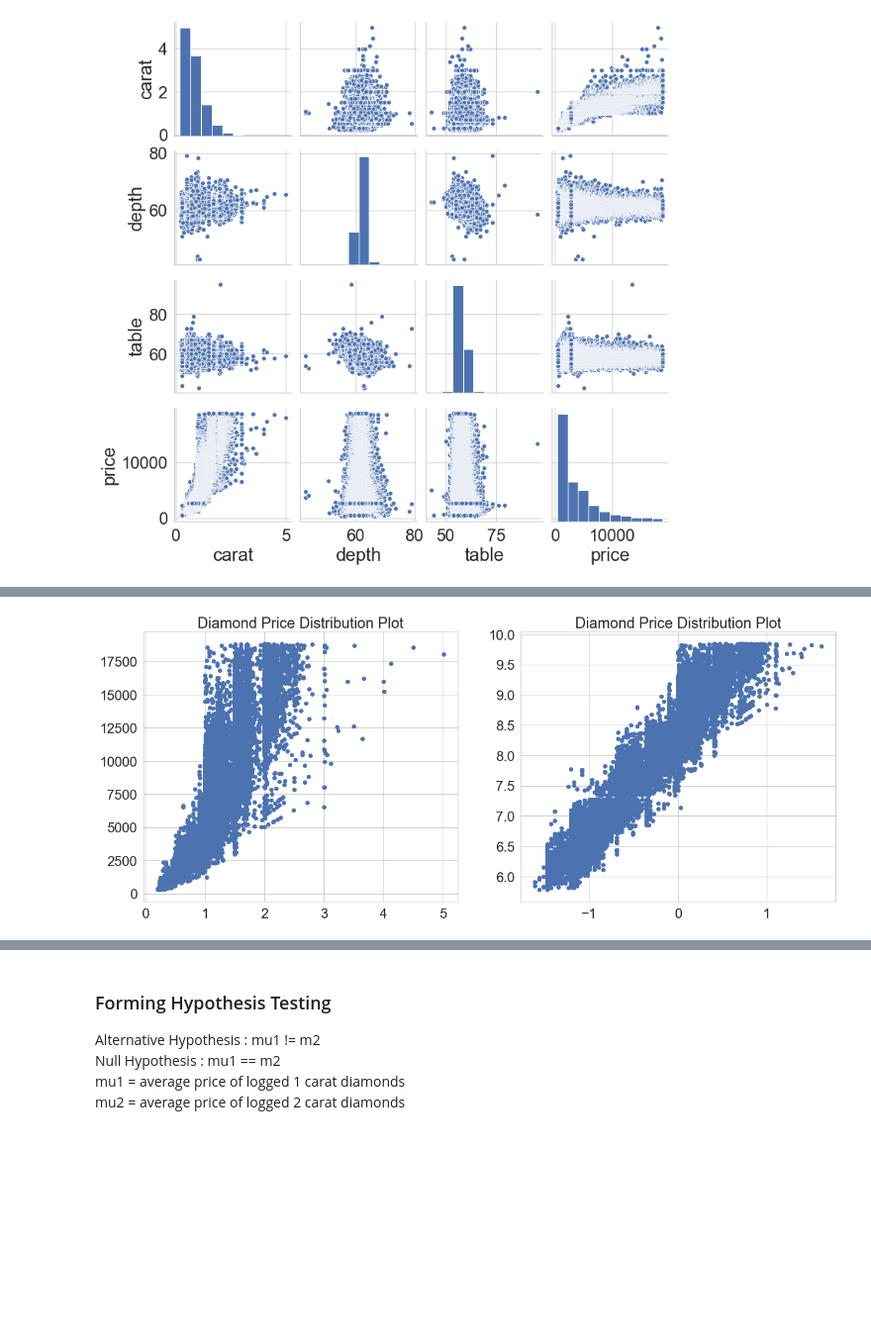
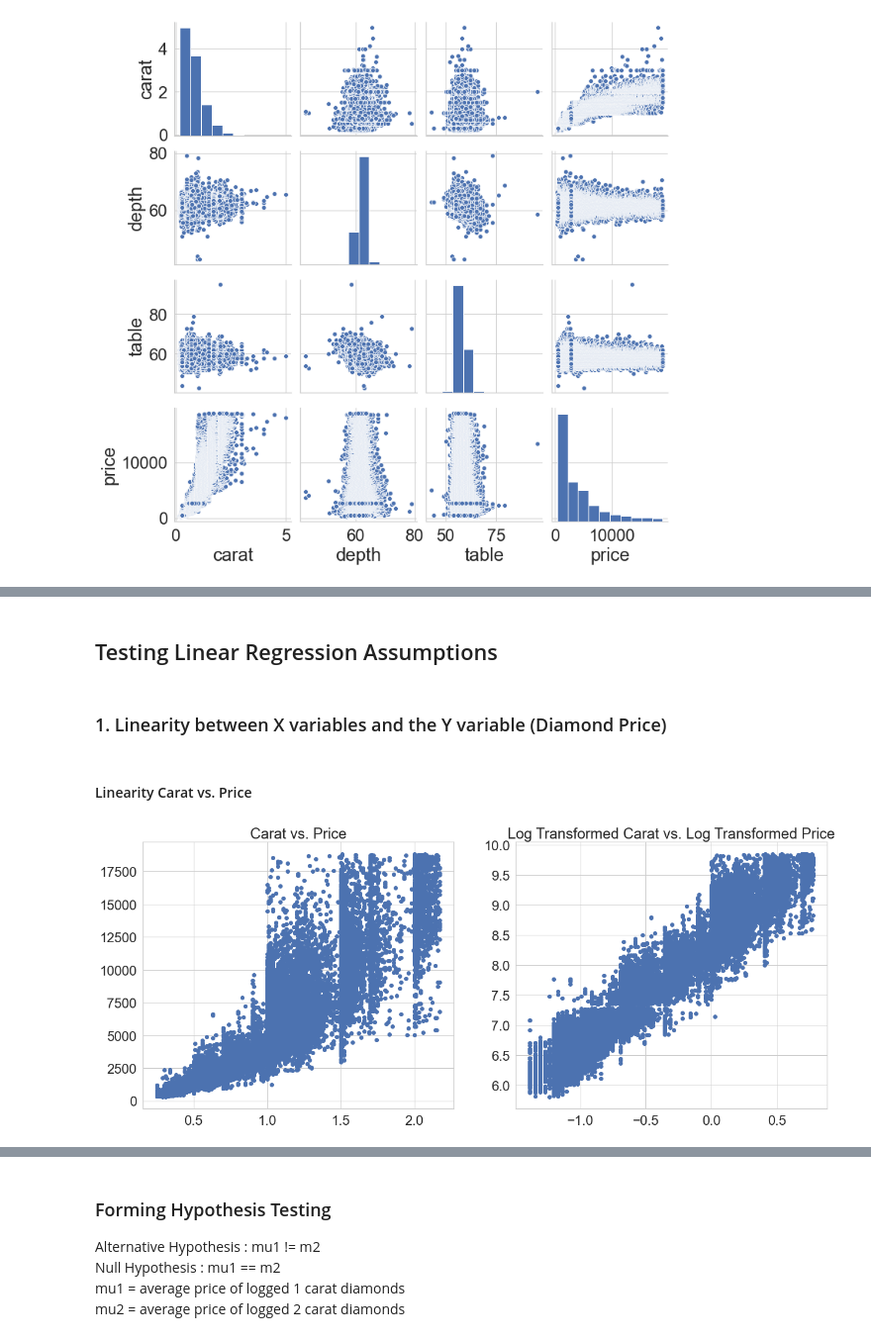
Before and after one commit to chrispfchung/diamonds-regression-project, a Jupyter notebook: Lin_reg_project_code_bpb - EDA & Hypothesis Testing.ipynb, the cells around one changed output, grey strips where cells are left out. Shown at 99% size. Saved outputs shown, nothing was run; the diff lists cells and outputs as text; code cells hidden in the pictures; blank space fills up the shorter version.

```diff
--- a/Lin_reg_project_code_bpb - EDA & Hypothesis Testing.ipynb
+++ b/Lin_reg_project_code_bpb - EDA & Hypothesis Testing.ipynb
@@ -107,0 +149,4 @@ plt.show()
+# %%
+df= pd.read_csv('diamonds.csv')
+df = df.drop(['Unnamed: 0'], axis = 1)
+df.head()
@@ -108,14 +182,20 @@ plt.show()
+# %% [markdown]
+## Testing Linear Regression Assumptions
+# %% [markdown]
+### 1. Linearity between X variables and the Y variable (Diamond Price)
+# %% [markdown]
+#### Linearity Carat vs. Price
 # %%
 plt.figure(figsize=(20,8))
 
 plt.subplot(1,2,1)
-plt.title('Diamond Price Distribution Plot')
+plt.title('Carat vs. Price')
 plt.scatter(df.carat, df.price)
 
 plt.subplot(1,2,2)
-plt.title('Diamond Price Distribution Plot')
+plt.title('Log Transformed Carat vs. Log Transformed Price')
 plt.scatter(np.log(df.carat), np.log(df.price))
 
 plt.show()
 # %% [output]
-[figure, old version]
+[figure, new version]
```
Also changed, not shown: parts of 16 cells of this notebook.
